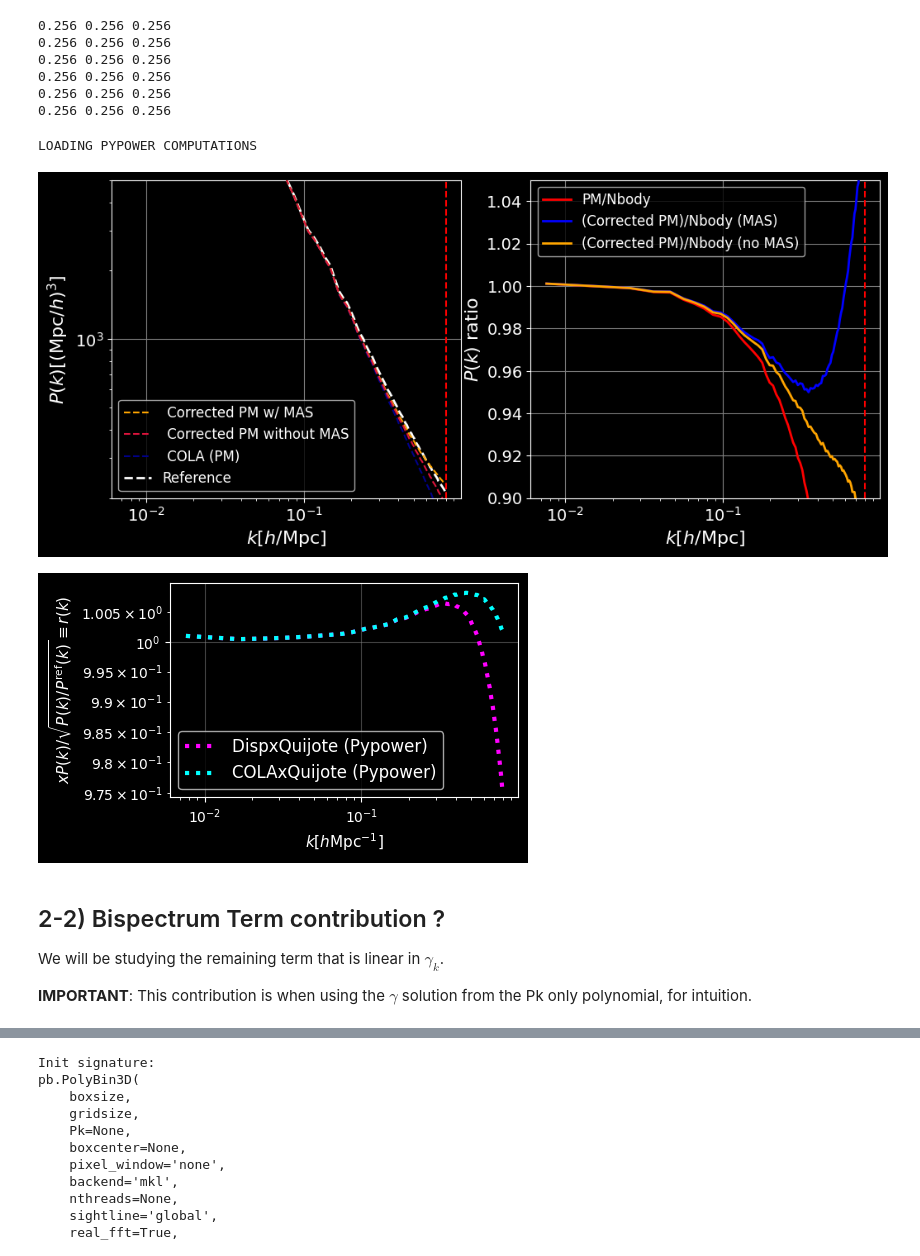
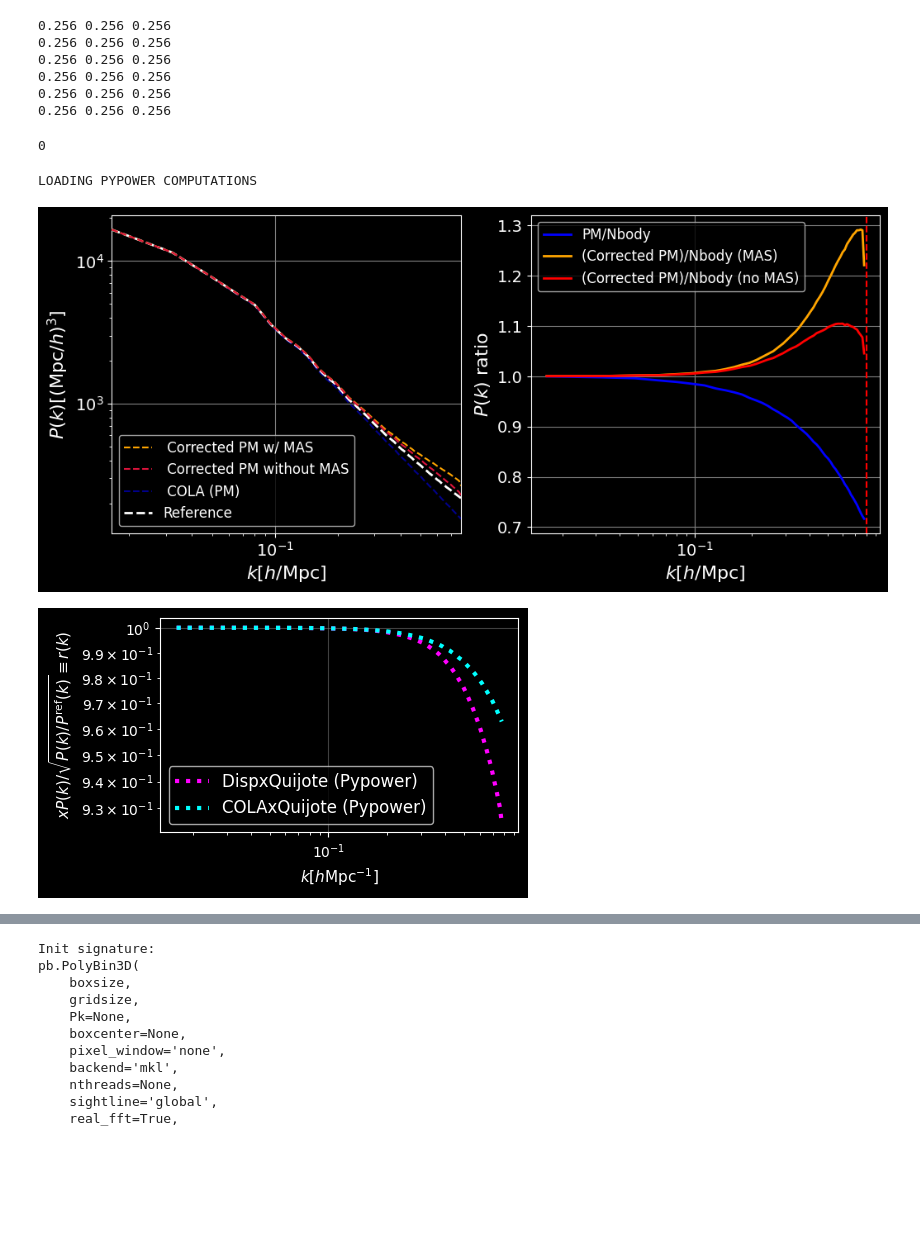
Before and after one commit to anirbanbairagi/Power-Spectrum-Change-Under-Gradient-Perturbation, a Jupyter notebook: DM_benchmark_nico_pypower.ipynb, the cells around one changed output, grey strips where cells are left out. Drawn from its saved outputs; the diff is of its cells as text; code cells hidden in the pictures; blank space fills up the shorter version.

```diff
--- a/DM_benchmark_nico_pypower.ipynb
+++ b/DM_benchmark_nico_pypower.ipynb
@@ -444,14 +511,19 @@ def displace_positions_interp(positions, new_positions, grad_x, grad_y, grad_z,
 
 # @jit(nopython=True) has for alias @njit
 @njit
-def fill_fourier_grid(weights_grid, k3D_radius , k_bins, weights1D):
+def fill_fourier_grid(weights_grid, k3D_radius , k_bins, weights1D, extra_right = None):
     '''
     interpolate the gamma_k/k**2=weights1D to multiplty the three-dimensional Phi_k with
     '''
     for ix in prange(k3D_radius.shape[0]):
         for iy in prange(k3D_radius.shape[1]):
             for iz in prange(k3D_radius.shape[2]):
-                weights_grid[ix,iy,iz] = np.interp(k3D_radius[ix,iy,iz], k_bins, weights1D) #(x,xp,fp)
+                k_val = k3D_radius[ix, iy, iz]
+                # Need for an if, because left/right arguments make nopython mode fail
+                if k_val > k_bins[-1] and extra_right is not None:
+                    weights_grid[ix, iy, iz] = extra_right
+                else:
+                    weights_grid[ix, iy, iz] = np.interp(k_val, k_bins, weights1D) #(x,xp,fp)
     return weights_grid
 
 def fourier_shells_k(res, box_size, fshift = True):
@@ -612,6 +678,10 @@ if os.path.exists(os.path.join('precomps', "pypower_pm_%i_bins.npy"%num_bins)) a
     k_nb = np.load(os.path.join('precomps', 'knb_%i_bins.npy'%num_bins))
     Pk_pm = np.load(os.path.join('precomps', "pypower_pm_%i_bins.npy"%num_bins))
     Pk_nb = np.load(os.path.join('precomps', "pypower_nb_%i_bins.npy"%num_bins))
+    k_pm_raw = np.load(os.path.join('precomps', 'kpm_raw_%i_bins.npy'%num_bins))
+    k_nb_raw = np.load(os.path.join('precomps', 'knb_raw_%i_bins.npy'%num_bins))
+    Pk_pm_raw = np.load(os.path.join('precomps', "pypower_pm_raw_%i_bins.npy"%num_bins))
+    Pk_nb_raw = np.load(os.path.join('precomps', "pypower_nb_raw_%i_bins.npy"%num_bins))
     k_X = np.load(os.path.join('precomps', 'kX_%i_bins.npy'%num_bins))
     Pk_X = np.load(os.path.join('precomps', "pypower_X_%i_bins.npy"%num_bins))
 else:
@@ -632,10 +702,18 @@ else:
     k_pm, Pk_pm = poles_pm(ell=ells, return_k=True, complex=False)
     k_nb, Pk_nb = poles_nb(ell=ells, return_k=True, complex=False)
 
+    # For cross correlation coefficients
+    k_pm_raw, Pk_pm_raw = poles_pm(ell=ells, return_k=True, complex=False, remove_shotnoise=False)
+    k_nb_raw, Pk_nb_raw = poles_nb(ell=ells, return_k=True, complex=False,remove_shotnoise=False)
+
     np.save(os.path.join('precomps', 'kpm_%i_bins.npy'%num_bins),k_pm)
     np.save(os.path.join('precomps', 'knb_%i_bins.npy'%num_bins),k_nb)
     np.save(os.path.join('precomps', "pypower_pm_%i_bins.npy"%num_bins), Pk_pm)
     np.save(os.path.join('precomps', "pypower_nb_%i_bins.npy"%num_bins), Pk_nb)
+    np.save(os.path.join('precomps', 'kpm_raw_%i_bins.npy'%num_bins),k_pm_raw)
+    np.save(os.path.join('precomps', 'knb_raw_%i_bins.npy'%num_bins),k_nb_raw)
+    np.save(os.path.join('precomps', "pypower_pm_raw_%i_bins.npy"%num_bins), Pk_pm_raw)
+    np.save(os.path.join('precomps', "pypower_nb_raw_%i_bins.npy"%num_bins), Pk_nb_raw)
 
     poles_X = result_X.poles
     k_X, Pk_X = poles_X(ell=ells, return_k=True, complex=False)
@@ -955,10 +1040,11 @@ fshift = True
 kx_v, ky_v, kz_v, k_radius = fourier_shells_k(grid, BoxSize, fshift = fshift)
 print(np.isclose(rad,k_radius).all())
 
-weights1D = gamma_k#roots[:,1].real/(k**2)
 # Put gamma_k weights in 3D
+#weights1D = gamma_k
+weights1D = gamma_k/k**2
 weights_grid = np.empty(delta_k.shape)
-weights_grid = fill_fourier_grid(weights_grid, k_radius , k, weights1D)
+weights_grid = fill_fourier_grid(weights_grid, k_radius , k, weights1D, extra_right = 0.)
 
 # Finally compute Phi_k
 phi_k = weights_grid * delta_k
@@ -1009,12 +1166,6 @@ freq = np.fft.fftshift(np.fft.fftfreq(grid)) # second argument is sample spacing
 fx, fy, fz = np.meshgrid(freq, freq, freq, indexing='ij')
 
 scale = 2*np.pi*grid/BoxSize # k sampling rate
-
-# Compute MAS correction factors
-MAS_factor_kx = MAS_correction(scale* fx* np.pi/2.*1./kN, MAS_index)
-MAS_factor_ky = MAS_correction(scale* fy* np.pi/2.*1./kN, MAS_index)
-MAS_factor_kz = MAS_correction(scale * fz* np.pi/2.*1./kN , MAS_index)
-MAS_factor = MAS_factor_kx * MAS_factor_ky * MAS_factor_kz
 
 # MY COMPUTATION
 prec_dict = {"float32":"complex64", "float64": "complex128", "complex64":"complex64"}
@@ -1045,10 +1196,11 @@ fshift = True
 kx_v, ky_v, kz_v, k_radius = fourier_shells_k(grid, BoxSize, fshift = fshift)
 print(np.isclose(rad,k_radius).all())
 
-weights1D = gamma_k#roots[:,1].real/(k**2)
 # Put gamma_k weights in 3D
+#weights1D = gamma_k
+weights1D = gamma_k/k**2
 weights_grid = np.empty(delta_k.shape)
-weights_grid = fill_fourier_grid(weights_grid, k_radius , k, weights1D)
+weights_grid = fill_fourier_grid(weights_grid, k_radius , k, weights1D, extra_right = 0.)
 
 # Finally compute Phi_k
 phi_k = weights_grid * delta_k
@@ -1145,4 +1318,10 @@ pos_corrected_nomas, nabla_x_i, nabla_y_i, nabla_z_i= displace_positions_interp(
 0.256 0.256 0.256
 0.256 0.256 0.256
 0.256 0.256 0.256
+# %%
+del nabla_x_i
+get_ipython().displayhook.flush()
+gc.collect()
+# %% [output]
+0
 # %%
@@ -1210,41 +1400,43 @@ ax1.plot(k_nb, Pk_nb, label='Reference', lw = 2, color = "white", zorder = 4, ls
 ax1.legend(fontsize = 12)
 ax1.axvline()
 ax1.grid(color = "grey")
 ax1.set_ylabel(r"$P(k)[(\mathrm{Mpc}/h)^3]$", fontsize = 16)
 ax1.set_xscale("log")
 ax1.set_yscale("log")
 ax1.set_xlabel(r"$k [h/\mathrm{Mpc}]$", fontsize = 16)
-ax1.axvline(np.pi*grid/BoxSize,  color='r',ls='--', label='Nyquist freq = %.2f'%kNyquist)
+#ax1.axvline(np.pi*grid/BoxSize,  color='r',ls='--', label='Nyquist freq = %.2f'%kNyquist)
 ax1.tick_params(labelsize = 14)
 
 #ko, Po = poles_pm(return_k=True, complex=False)
 #kk, Pkk = poles_nb(complex = False, return_k = True)
 #kcc, Pcc = poles_corr(complex = False, return_k = True)
 #ax2.plot(k_pm, Pk_pm/poles_pm(k=k_pm, complex = False)[0,:], label='Pylians/Pypower COLA', zorder = 4, color = "crimson", ls = "--")
 #ax2.plot(ko, Po[0,:]/Pk_nb, label='Corrected/Nbody', zorder = 3, color = "springgreen")
 ax2.plot(k_nb, Pk_pm/Pk_nb, label='PM/Nbody', zorder = 3, color = "blue", lw=2)
 ax2.plot(k_disp_mas, Pk_disp_mas/Pk_nb, label='(Corrected PM)/Nbody (MAS)', zorder = 3, color = "orange", lw = 2)
 ax2.plot(k_disp_nomas, Pk_disp_nomas/Pk_nb, label='(Corrected PM)/Nbody (no MAS)', zorder = 3, color = "red", lw = 2)
 
 ax2.legend(fontsize = 12)
 
 ax2.legend(fontsize = 12)
 ax2.set_xlabel(r"$k [h/\mathrm{Mpc}]$", fontsize = 16)
 ax2.set_yscale("linear")
 ax2.set_xscale("log")
 ax2.set_ylabel(r"$P(k)$" + " ratio", fontsize = 16)
 ax2.grid(color = "grey")
 ax2.axvline(np.pi*grid/BoxSize,  color='r',ls='--', label='Nyquist freq = %.2f'%kNyquist)
 ax2.tick_params(labelsize = 14)
-ax2.set_ylim(top = 1.05, bottom = 0.9)
-ax1.set_ylim(top = 5e3, bottom = 200)
+#x2.set_ylim(top = 1.05, bottom = 0.9)
+ax1.set_xlim(left = k_disp_mas.min(), right =  k_disp_mas.max())
 plt.savefig(os.path.join(figroot, "Pk_results_correlated_noBterm.pdf"), bbox_inches = "tight")
 # %% [output]
-[figure, old version]
+[figure, new version]
 # %%
+dispint = np.interp(k_Xdisp, k_disp_masr, Pk_disp_masr)
+
 fig, axes = plt.subplots(1,1, figsize = (5,3))
-axes.plot(k_Xdisp, Pk_Xdisp/np.sqrt(Pk_disp_mas*Pk_nb), ':', label='DispxQuijote (Pypower)', zorder= 10, lw = 3, color = "magenta")
-axes.plot(k_X, Pk_X/np.sqrt(Pk_pm*Pk_nb), ':', label='COLAxQuijote (Pypower)', zorder= 10, lw = 3, color = "cyan")
+axes.plot(k_Xdisp, Pk_Xdisp/np.sqrt(dispint*nbint), ':', label='DispxQuijote (Pypower)', zorder= 10, lw = 3, color = "magenta")
+axes.plot(k_X, Pk_X/np.sqrt(nbint*pmint), ':', label='COLAxQuijote (Pypower)', zorder= 10, lw = 3, color = "cyan")
 axes.set_xscale("log")
 axes.set_yscale("log")
 axes.legend(fontsize = 12)
@@ -1254,9 +1446,4 @@ axes.grid(color = "gray", alpha = 0.5)
 plt.tight_layout()
 plt.savefig(os.path.join(figroot, "crosscorr_disp_nbody.pdf"), bbox_inches = "tight")
 # %% [output]
-[figure, old version]
+[figure, new version]
-# %% [markdown]
-## 2-2) Bispectrum Term contribution ?
-We will be studying the remaining term that is linear in $\gamma_k$.
-
-**IMPORTANT**: This contribution is when using the $\gamma$ solution from the Pk only polynomial, for intuition.
```
Also changed, not shown: parts of 73 cells of this notebook.
